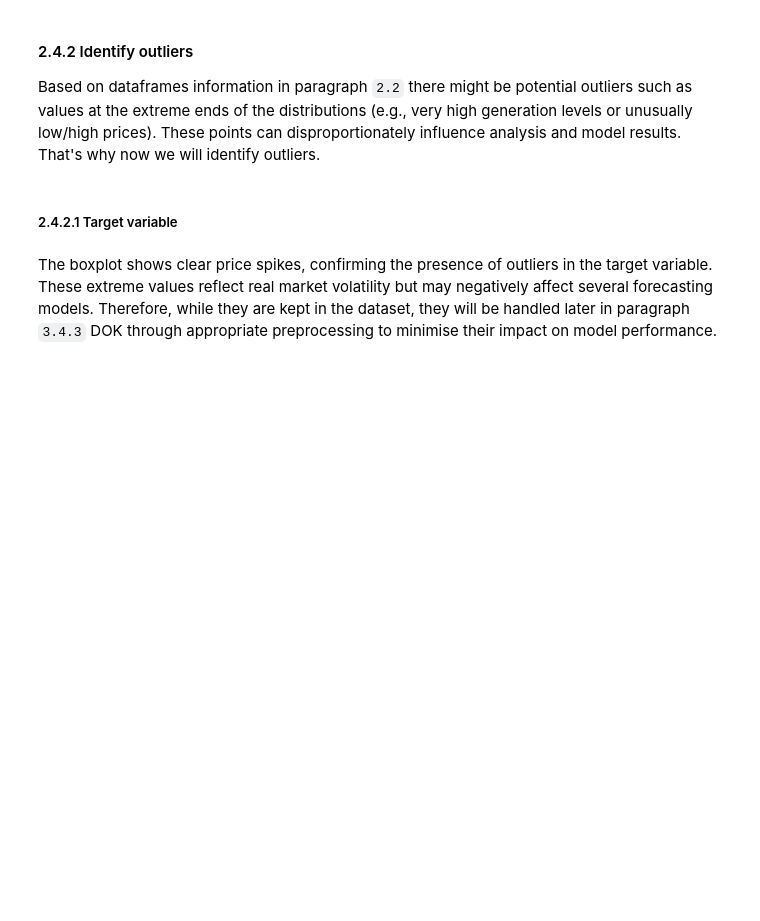
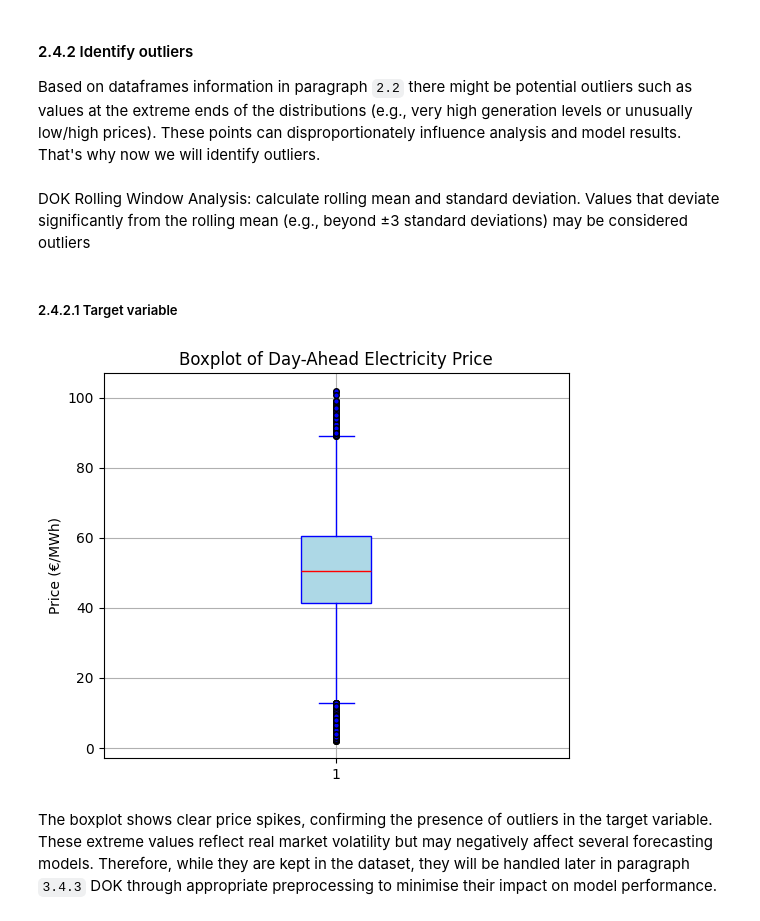
Before and after one commit to matowaty/MINDD_project, a Jupyter notebook: project_2/project2.ipynb, the cells around one changed output. Saved outputs shown, nothing was run; the diff lists cells and outputs as text; code cells hidden in the pictures; blank space fills up the shorter version.

```diff
--- a/project_2/project2.ipynb
+++ b/project_2/project2.ipynb
@@ -177,24 +288,31 @@ There are no missing values in `weather` dataset.
 #### 2.4.2 Identify outliers
 
 Based on dataframes information in paragraph `2.2` there might be potential outliers such as values at the extreme ends of the distributions (e.g., very high generation levels or unusually low/high prices). These points can disproportionately influence analysis and model results. That's why now we will identify outliers.
+# %% [markdown]
+DOK
+Rolling Window Analysis: calculate rolling mean and standard deviation. Values
+that deviate significantly from the rolling mean (e.g., beyond ±3 standard
+deviations) may be considered outliers
 # %% [markdown]
 ##### 2.4.2.1 Target variable
 # %%
 plt.figure(figsize=(6,5))
 plt.boxplot(
-    energy['price_day_ahead'],
+    energy[target_col],
     vert=True,
     patch_artist=True,
     boxprops=dict(facecolor='lightblue', color='blue'),
     medianprops=dict(color='red'),
     whiskerprops=dict(color='blue'),
     capprops=dict(color='blue'),
     flierprops=dict(marker='o', markersize=4, markerfacecolor='blue')
 )
 plt.title("Boxplot of Day-Ahead Electricity Price")
 plt.ylabel("Price (€/MWh)")
 plt.grid(True)
 plt.show()
+# %% [output]
+[figure, added]
 # %% [markdown]
 The boxplot shows clear price spikes, confirming the presence of outliers in the target variable. These extreme values reflect real market volatility but may negatively affect several forecasting models. Therefore, while they are kept in the dataset, they will be handled later in paragraph `3.4.3` DOK through appropriate preprocessing to minimise their impact on model performance.
 # %% [markdown]
```
Also changed, not shown: parts of 51 cells of this notebook.
